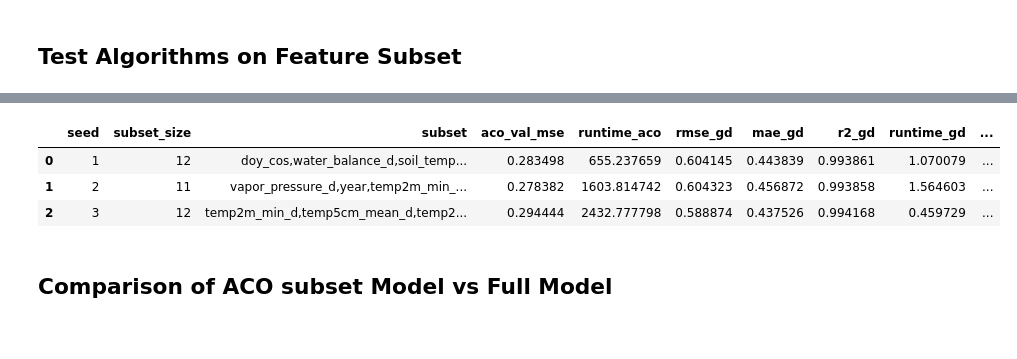
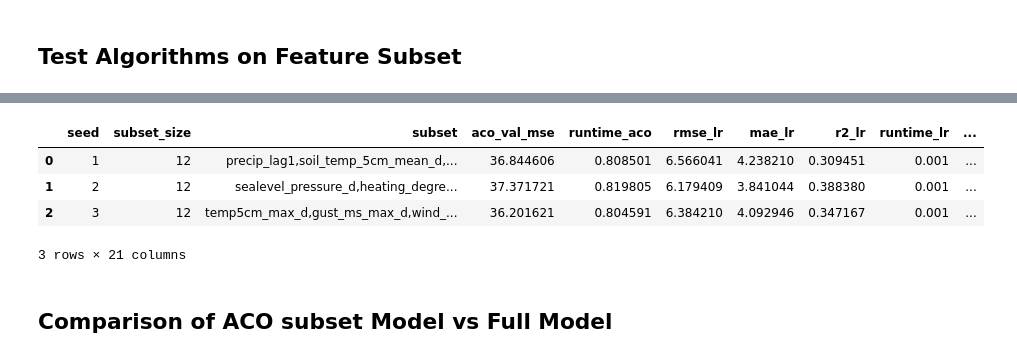
Before and after one commit to Lagpi/Bioinspired_Alg, a Jupyter notebook: BioInsp_alg.ipynb, the cells around one changed output, grey strips where cells are left out. Drawn from its saved outputs; the diff is of its cells as text; code cells hidden in the pictures.

Commit message:
correction of models, train test splits, data leakage

```diff
--- a/BioInsp_alg.ipynb
+++ b/BioInsp_alg.ipynb
@@ -585,12 +968,14 @@ aco_out["trace"].head(), aco_out["best"]["mse"]
 # %%
-# Inspect best feature subset
+best_aco_row = aco_tuning_df.iloc[0]
 
-best_subset = aco_out["best"]["features"]
-best_idx = np.array([CANDIDATE_FEATURES.index(f) for f in best_subset], dtype=int)
+best_aco_cfg = best_aco_row["aco_cfg"]
+aco_out = best_aco_row["aco_out"]
+best_subset = list(best_aco_row["best_subset"])
+best_idx = [CANDIDATE_FEATURES.index(f) for f in best_subset]
 
-print("Best subset size:", len(best_subset))
-print("Best subset features:")
-for f in best_subset:
-    print("  -", f)
-print("Validation MSE (inner GD evaluator):", aco_out["best"]["mse"])
+print("Best ACO config:")
+print(best_aco_cfg)
+print("\nBest subset:")
+print(best_subset)
+print("\nBest validation RMSE from ACO:", best_aco_row["best_val_rmse"])
 # %% [output]
@@ -806,8 +1376,8 @@ def run_full_pipeline(seed: int) -> Dict:
     # --- ACO feature selection
     start = time.time()
     out = aco_feature_selection(
-        X_train, y_train, X_val, y_val,
-        CANDIDATE_FEATURES, aco_cfg, gd_cfg_inner
+        X_train, y_train, X_sel, y_sel,
+        CANDIDATE_FEATURES, aco_cfg
     )
     runtime_aco = time.time() - start
 
@@ -817,7 +1387,19 @@ def run_full_pipeline(seed: int) -> Dict:
     Xtr = X_train[:, idx]
     Xte = X_test[:, idx]
 
-    # --- GD
+    # LR
+    start = time.time()
+    lr = LinearRegression()
+    lr.fit(Xtr, y_train)
+    runtime_lr = time.time() - start
+    pred_lr = lr.predict(Xte)
+
+    rmse_lr = np.sqrt(mean_squared_error(y_test, pred_lr))
+    mae_lr = mean_absolute_error(y_test, pred_lr)
+    r2_lr = r2_score(y_test, pred_lr)
+
+
+    # GD
     start = time.time()
     w_gd, _ = fit_gd(Xtr, y_train, GDConfig(lr=0.05, steps=2500, l2=0.0))
     runtime_gd = time.time() - start
@@ -827,7 +1409,7 @@ def run_full_pipeline(seed: int) -> Dict:
     mae_gd = mean_absolute_error(y_test, pred_gd)
     r2_gd = r2_score(y_test, pred_gd)
 
-    # --- SA
+    # SA
     start = time.time()
     w_sa, _ = fit_sa(
         Xtr, y_train,
@@ -846,7 +1428,7 @@ def run_full_pipeline(seed: int) -> Dict:
     mae_sa = mean_absolute_error(y_test, pred_sa)
     r2_sa = r2_score(y_test, pred_sa)
 
-    # --- GA
+    # GA
     start = time.time()
     w_ga, _ = fit_ga(
         Xtr, y_train,
@@ -868,37 +1450,43 @@ def run_full_pipeline(seed: int) -> Dict:
     r2_ga = r2_score(y_test, pred_ga)
 
     return {
         "seed": seed,
         "subset_size": len(subset),
         "subset": ",".join(subset),
 
         "aco_val_mse": out["best"]["mse"],
         "runtime_aco": runtime_aco,
 
+        "rmse_lr": rmse_lr,
+        "mae_lr": mae_lr,
+        "r2_lr": r2_lr,
+        "runtime_lr": runtime_lr,
+
         "rmse_gd": rmse_gd,
         "mae_gd": mae_gd,
         "r2_gd": r2_gd,
         "runtime_gd": runtime_gd,
 
         "rmse_sa": rmse_sa,
         "mae_sa": mae_sa,
         "r2_sa": r2_sa,
         "runtime_sa": runtime_sa,
 
         "rmse_ga": rmse_ga,
         "mae_ga": mae_ga,
         "r2_ga": r2_ga,
         "runtime_ga": runtime_ga,
     }
 
 seeds = [1, 2, 3]
 full_rob = pd.DataFrame([run_full_pipeline(s) for s in seeds])
 full_rob
 # %% [output]
-|  | seed | subset_size | subset | aco_val_mse | runtime_aco | rmse_gd | mae_gd | r2_gd | runtime_gd | ... |
-| 0 | 1 | 12 | doy_cos,water_balance_d,soil_temp... | 0.283498 | 655.237659 | 0.604145 | 0.443839 | 0.993861 | 1.070079 | ... |
-| 1 | 2 | 11 | vapor_pressure_d,year,temp2m_min_... | 0.278382 | 1603.814742 | 0.604323 | 0.456872 | 0.993858 | 1.564603 | ... |
-| 2 | 3 | 12 | temp2m_min_d,temp5cm_mean_d,temp2... | 0.294444 | 2432.777798 | 0.588874 | 0.437526 | 0.994168 | 0.459729 | ... |
+|  | seed | subset_size | subset | aco_val_mse | runtime_aco | rmse_lr | mae_lr | r2_lr | runtime_lr | ... |
+| 0 | 1 | 12 | precip_lag1,soil_temp_5cm_mean_d,... | 36.844606 | 0.808501 | 6.566041 | 4.238210 | 0.309451 | 0.001 | ... |
+| 1 | 2 | 12 | sealevel_pressure_d,heating_degre... | 37.371721 | 0.819805 | 6.179409 | 3.841044 | 0.388380 | 0.001 | ... |
+| 2 | 3 | 12 | temp5cm_max_d,gust_ms_max_d,wind_... | 36.201621 | 0.804591 | 6.384210 | 4.092946 | 0.347167 | 0.001 | ... |
+3 rows × 21 columns
 # %% [markdown]
 ## Comparison of ACO subset Model vs Full Model
 # %%
```
Also changed, not shown: parts of 37 cells of this notebook.
